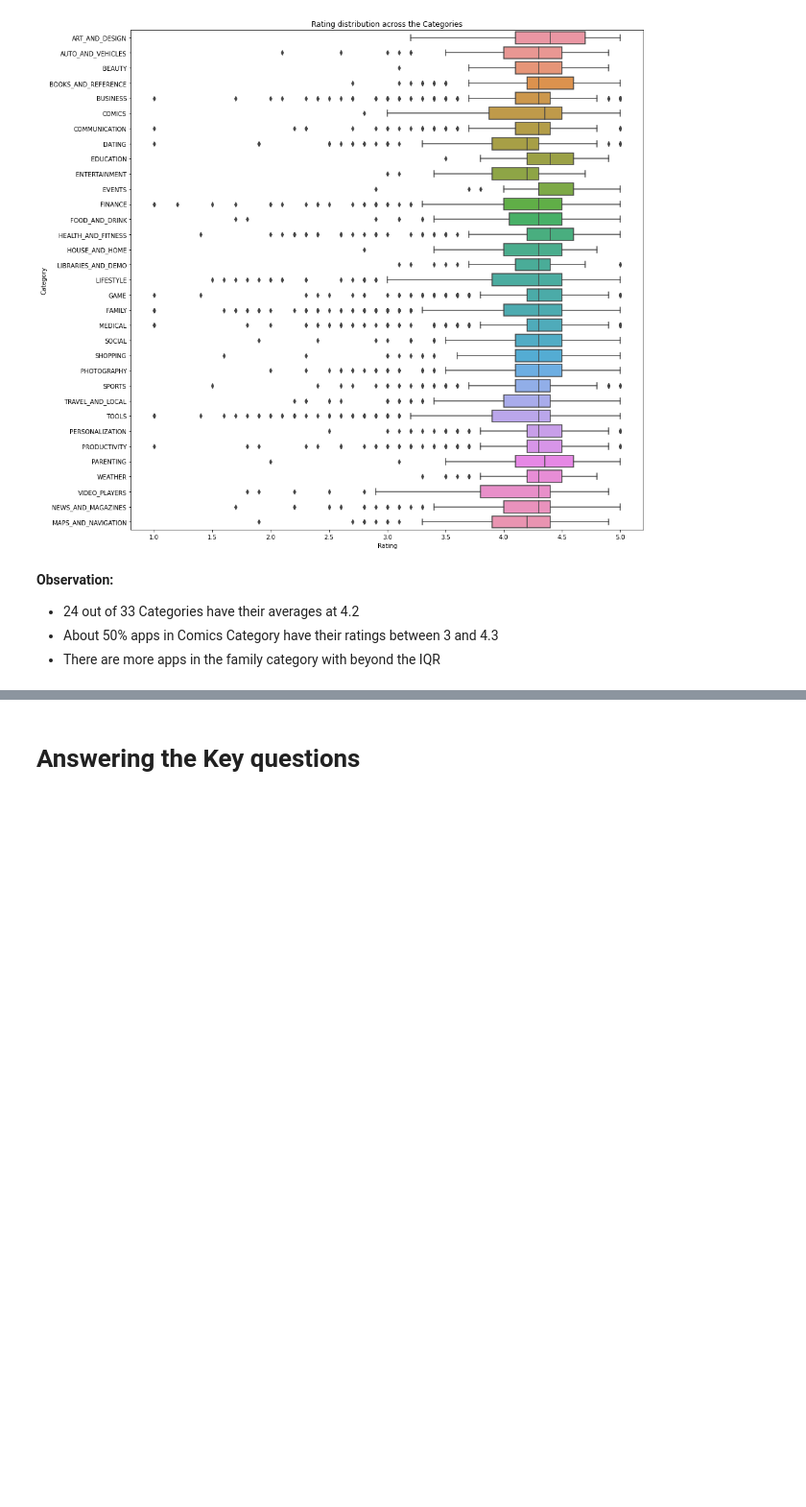
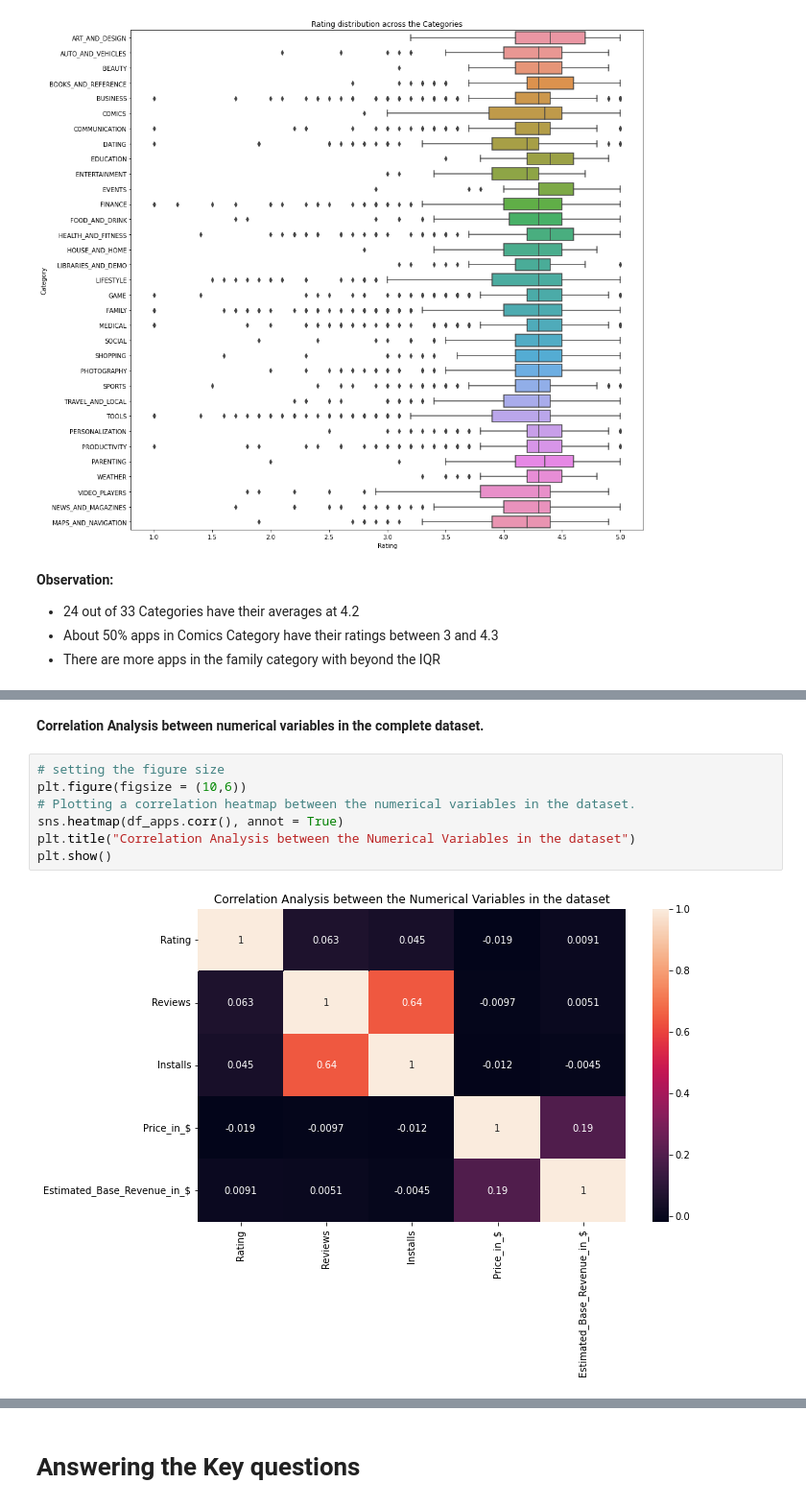
Before and after one commit to ganathetechie/AlmaBetter-Capstone-Project-1, a Jupyter notebook: Play_Store_App_Review_Analysis_Capstone_Project.ipynb, the cells around one changed output, grey strips where cells are left out. Shown at 96% size. Cells and saved outputs as stored; diff of their text form; blank space fills up the shorter version.

```diff
--- a/Play_Store_App_Review_Analysis_Capstone_Project.ipynb
+++ b/Play_Store_App_Review_Analysis_Capstone_Project.ipynb
@@ -927,0 +931,11 @@ Text(0.5, 1.0, 'Rating distribution across the Categories')
+# %% [markdown]
+**Correlation Analysis between numerical variables in the complete dataset.**
+# %%
+# setting the figure size
+plt.figure(figsize = (10,6))
+# Plotting a correlation heatmap between the numerical variables in the dataset.
+sns.heatmap(df_apps.corr(), annot = True)
+plt.title("Correlation Analysis between the Numerical Variables in the dataset")
+plt.show()
+# %% [output]
+[figure, added]
```
Also changed, not shown: parts of 16 cells of this notebook.
